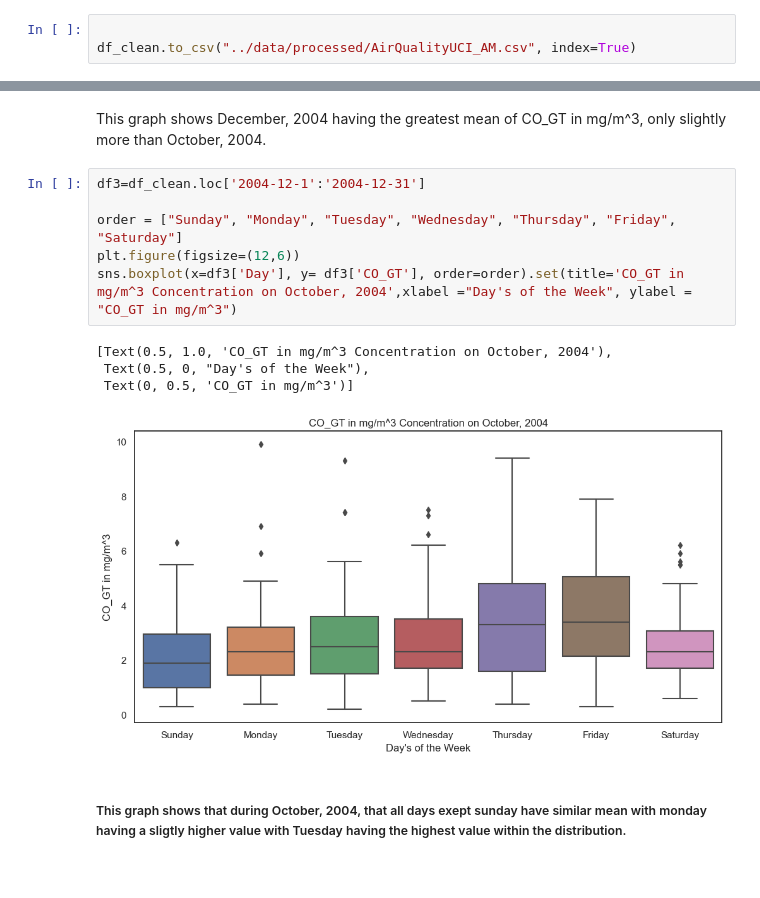
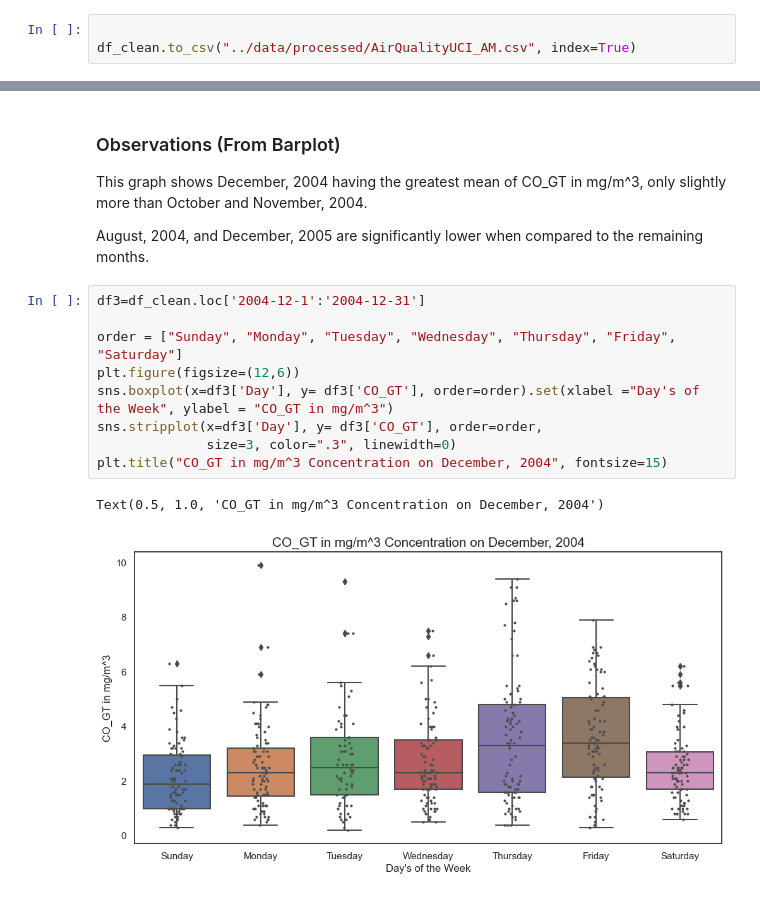
Before and after one commit to ubco-W2022T2-data301/project-group-group59, a Jupyter notebook: analysis/analysis1.ipynb, the cells around one changed output, grey strips where cells are left out. Cells and saved outputs as stored; diff of their text form.

```diff
--- a/analysis/analysis1.ipynb
+++ b/analysis/analysis1.ipynb
@@ -360,15 +344,17 @@ avg_month_CO_GT
 # %% [markdown]
-This graph shows December, 2004 having the greatest mean of CO_GT in mg/m^3, only slightly more than October, 2004.
+### Observations (From Barplot)
+This graph shows December, 2004 having the greatest mean of CO_GT in mg/m^3, only slightly more than October and November, 2004.
+
+August, 2004, and December, 2005 are significantly lower when compared to the remaining months.
 # %%
 df3=df_clean.loc['2004-12-1':'2004-12-31']
 
 order = ["Sunday", "Monday", "Tuesday", "Wednesday", "Thursday", "Friday", "Saturday"]
 plt.figure(figsize=(12,6))
-sns.boxplot(x=df3['Day'], y= df3['CO_GT'], order=order).set(title='CO_GT in mg/m^3 Concentration on October, 2004',xlabel ="Day's of the Week", ylabel = "CO_GT in mg/m^3")
+sns.boxplot(x=df3['Day'], y= df3['CO_GT'], order=order).set(xlabel ="Day's of the Week", ylabel = "CO_GT in mg/m^3")
+sns.stripplot(x=df3['Day'], y= df3['CO_GT'], order=order,
+              size=3, color=".3", linewidth=0)
+plt.title("CO_GT in mg/m^3 Concentration on December, 2004", fontsize=15)
 # %% [output]
-[Text(0.5, 1.0, 'CO_GT in mg/m^3 Concentration on October, 2004'),
- Text(0.5, 0, "Day's of the Week"),
- Text(0, 0.5, 'CO_GT in mg/m^3')]
+Text(0.5, 1.0, 'CO_GT in mg/m^3 Concentration on December, 2004')
-[figure, old version]
+[figure, new version]
-# %% [markdown]
-##### This graph shows that during October, 2004, that all days exept sunday have similar mean with monday having a sligtly higher value with Tuesday having the highest value within the distribution.
```
Also changed, not shown: parts of 31 cells of this notebook, 2 other files.
